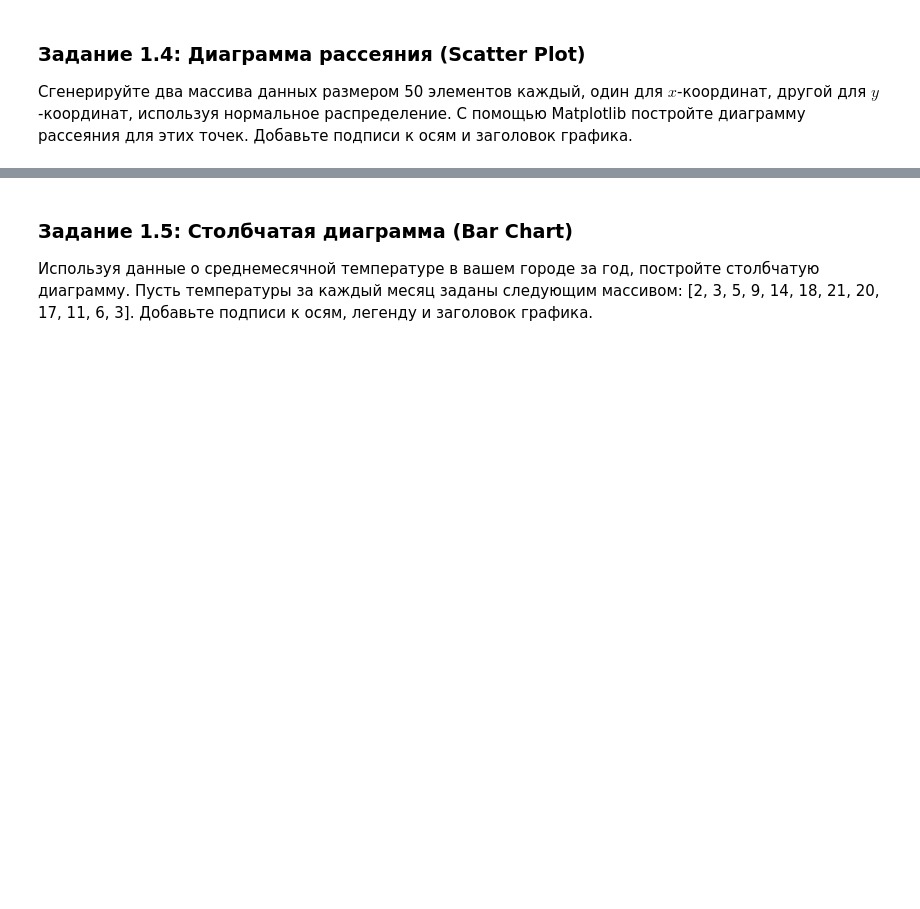
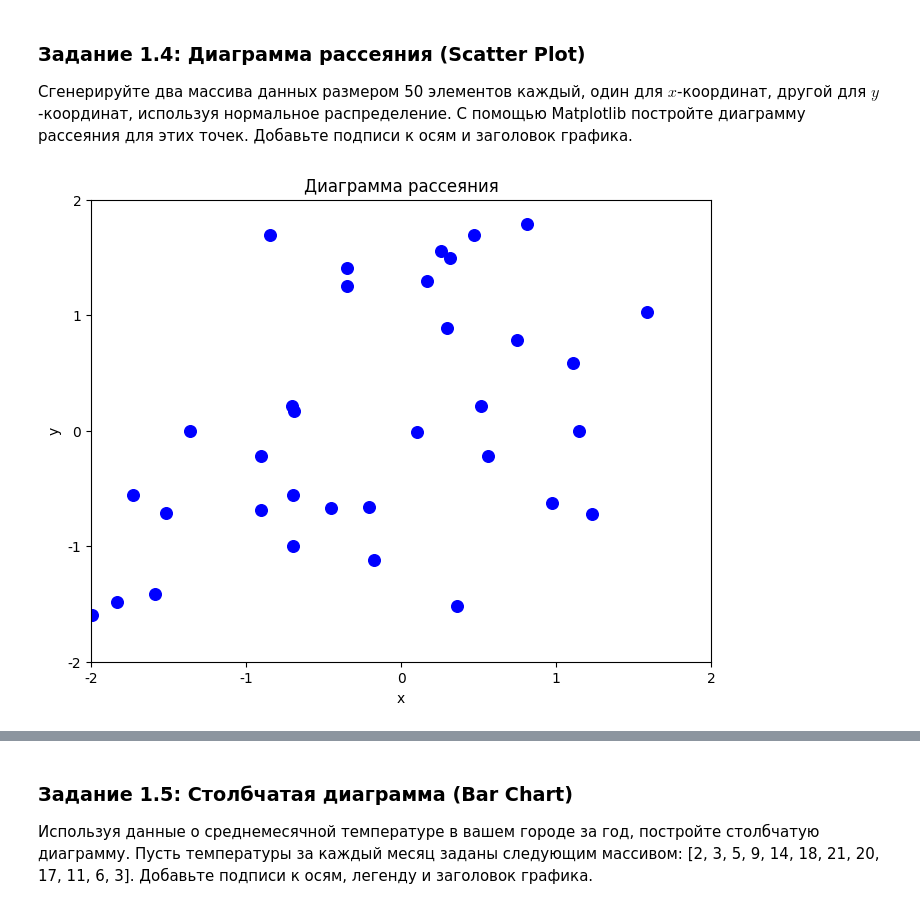
Before and after one commit to runessaa/-Streltsov-Projects, a Jupyter notebook: 3. Библиотеки Matplotlib, Plotly/Практическая_работа_№3_Matplotlib_Plotly.ipynb, the cells around one changed output, grey strips where cells are left out. Saved outputs shown, nothing was run; the diff lists cells and outputs as text; code cells hidden in the pictures; blank space fills up the shorter version.

```diff
--- a/3. Библиотеки Matplotlib, Plotly/Практическая_работа_№3_Matplotlib_Plotly.ipynb
+++ b/3. Библиотеки Matplotlib, Plotly/Практическая_работа_№3_Matplotlib_Plotly.ipynb
@@ -89,3 +87,34 @@ plt.show()
+# %%
+import numpy as np
+import matplotlib.pyplot as plt
+
+np.random.seed(42)
+
+x = np.random.normal(loc=0, scale=1.5, size=50)
+y = np.random.normal(loc=0, scale=1.5, size=50) + 0.4 * x
+
+plt.figure(figsize=(8, 6))
+
+plt.scatter(
+    x, y,
+    s=70,
+    c='blue',
+)
+
+plt.xlabel('x')
+plt.ylabel('y')
+plt.title('Диаграмма рассеяния')
+
+plt.xlim(-2, 2)
+plt.ylim(-2, 2)
+plt.gca().xaxis.set_major_locator(plt.MultipleLocator(1))
+plt.gca().yaxis.set_major_locator(plt.MultipleLocator(1))
+plt.gca().xaxis.set_major_formatter(plt.FormatStrFormatter('%d'))
+plt.gca().yaxis.set_major_formatter(plt.FormatStrFormatter('%d'))
+
+plt.show()
+# %% [output]
+[figure, added]
 # %% [markdown]
 ![image.png](embedded-picture-1)
 # %% [markdown]
```
Also changed, not shown: parts of 3 cells of this notebook.
